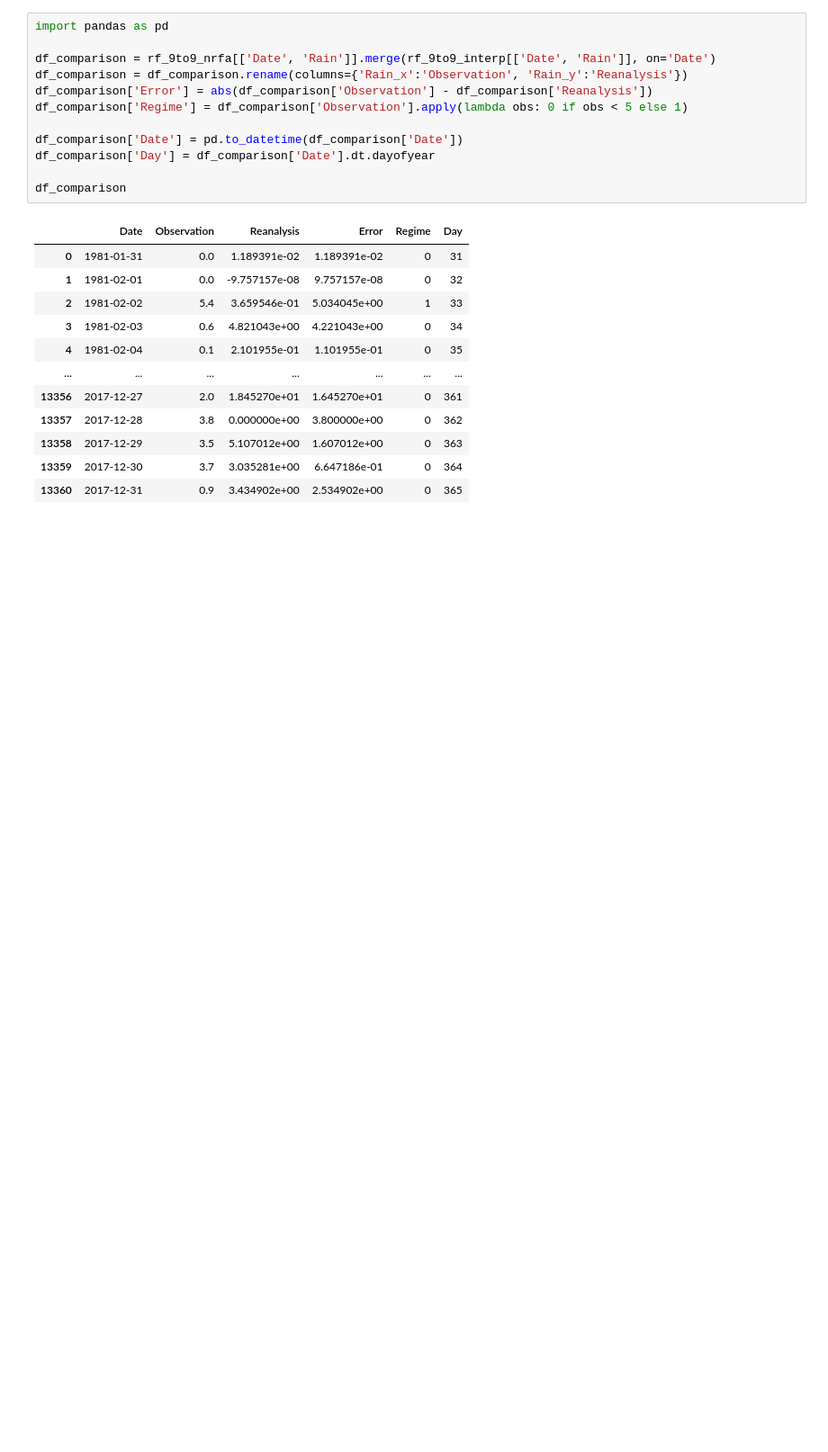
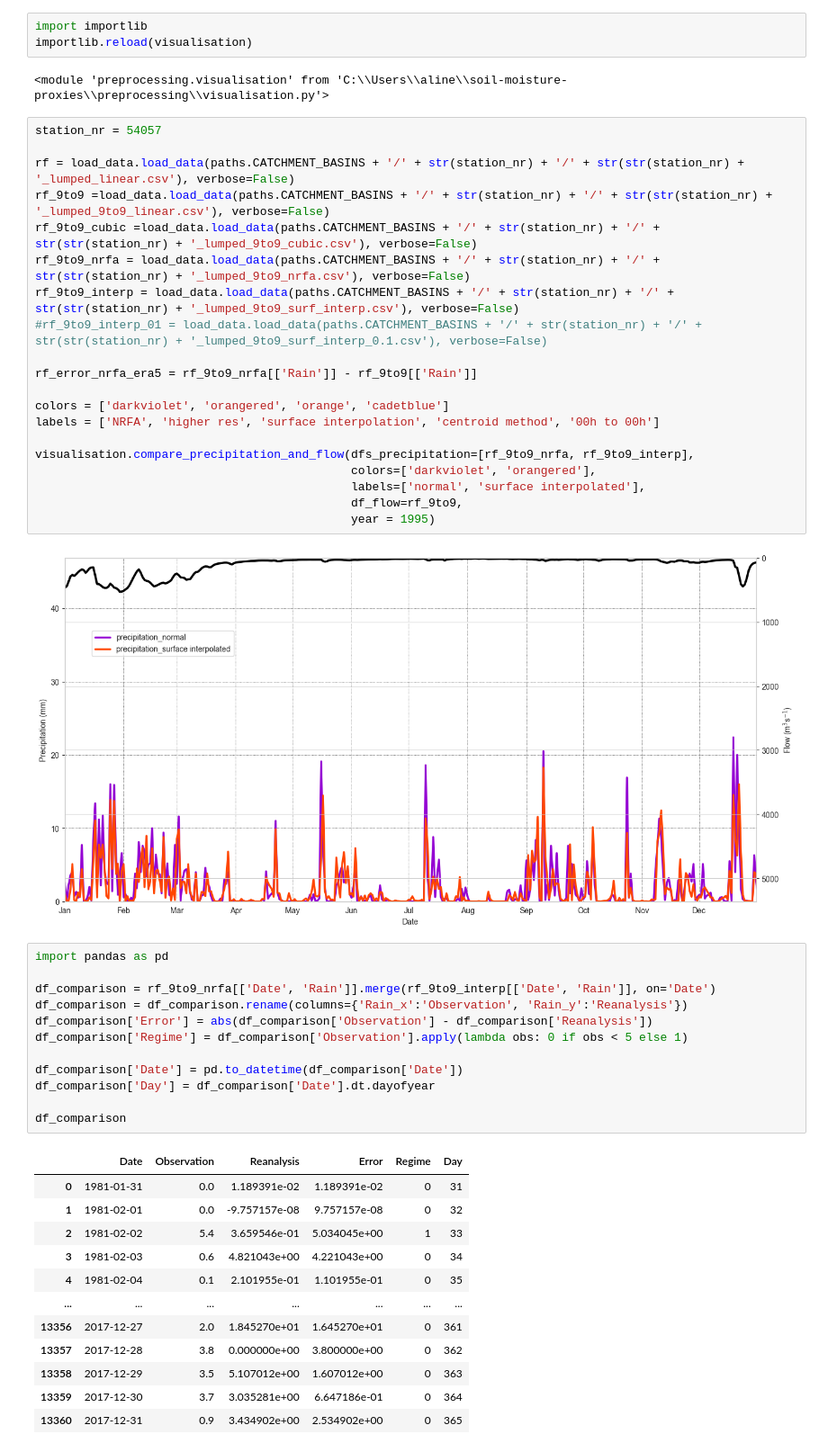
Before and after one commit to AlineGenvision/Lowlands-vs_highlands-streamflow, a Jupyter notebook: data_visualisation.ipynb, the cells around one changed output. Shown at 90% size. Drawn from its saved outputs; the diff is of its cells as text; blank space fills up the shorter version.

```diff
--- a/data_visualisation.ipynb
+++ b/data_visualisation.ipynb
@@ -64,3 +9,30 @@ plt.show()
+# %%
+import importlib
+importlib.reload(visualisation)
+# %% [output]
+<module 'preprocessing.visualisation' from 'C:\\Users\\aline\\soil-moisture-proxies\\preprocessing\\visualisation.py'>
+# %%
+station_nr = 54057
+
+rf = load_data.load_data(paths.CATCHMENT_BASINS + '/' + str(station_nr) + '/' + str(str(station_nr) + '_lumped_linear.csv'), verbose=False)
+rf_9to9 =load_data.load_data(paths.CATCHMENT_BASINS + '/' + str(station_nr) + '/' + str(str(station_nr) + '_lumped_9to9_linear.csv'), verbose=False)
+rf_9to9_cubic =load_data.load_data(paths.CATCHMENT_BASINS + '/' + str(station_nr) + '/' + str(str(station_nr) + '_lumped_9to9_cubic.csv'), verbose=False)
+rf_9to9_nrfa = load_data.load_data(paths.CATCHMENT_BASINS + '/' + str(station_nr) + '/' + str(str(station_nr) + '_lumped_9to9_nrfa.csv'), verbose=False)
+rf_9to9_interp = load_data.load_data(paths.CATCHMENT_BASINS + '/' + str(station_nr) + '/' + str(str(station_nr) + '_lumped_9to9_surf_interp.csv'), verbose=False)
+#rf_9to9_interp_01 = load_data.load_data(paths.CATCHMENT_BASINS + '/' + str(station_nr) + '/' + str(str(station_nr) + '_lumped_9to9_surf_interp_0.1.csv'), verbose=False)
+
+rf_error_nrfa_era5 = rf_9to9_nrfa[['Rain']] - rf_9to9[['Rain']]
+
+colors = ['darkviolet', 'orangered', 'orange', 'cadetblue']
+labels = ['NRFA', 'higher res', 'surface interpolation', 'centroid method', '00h to 00h']
+
+visualisation.compare_precipitation_and_flow(dfs_precipitation=[rf_9to9_nrfa, rf_9to9_interp],
+                                             colors=['darkviolet', 'orangered'],
+                                             labels=['normal', 'surface interpolated'],
+                                             df_flow=rf_9to9,
+                                             year = 1995)
+# %% [output]
+[figure, added]
 # %%
 import pandas as pd
 
```
Also changed, not shown: parts of 2 cells of this notebook, 3 other files.
